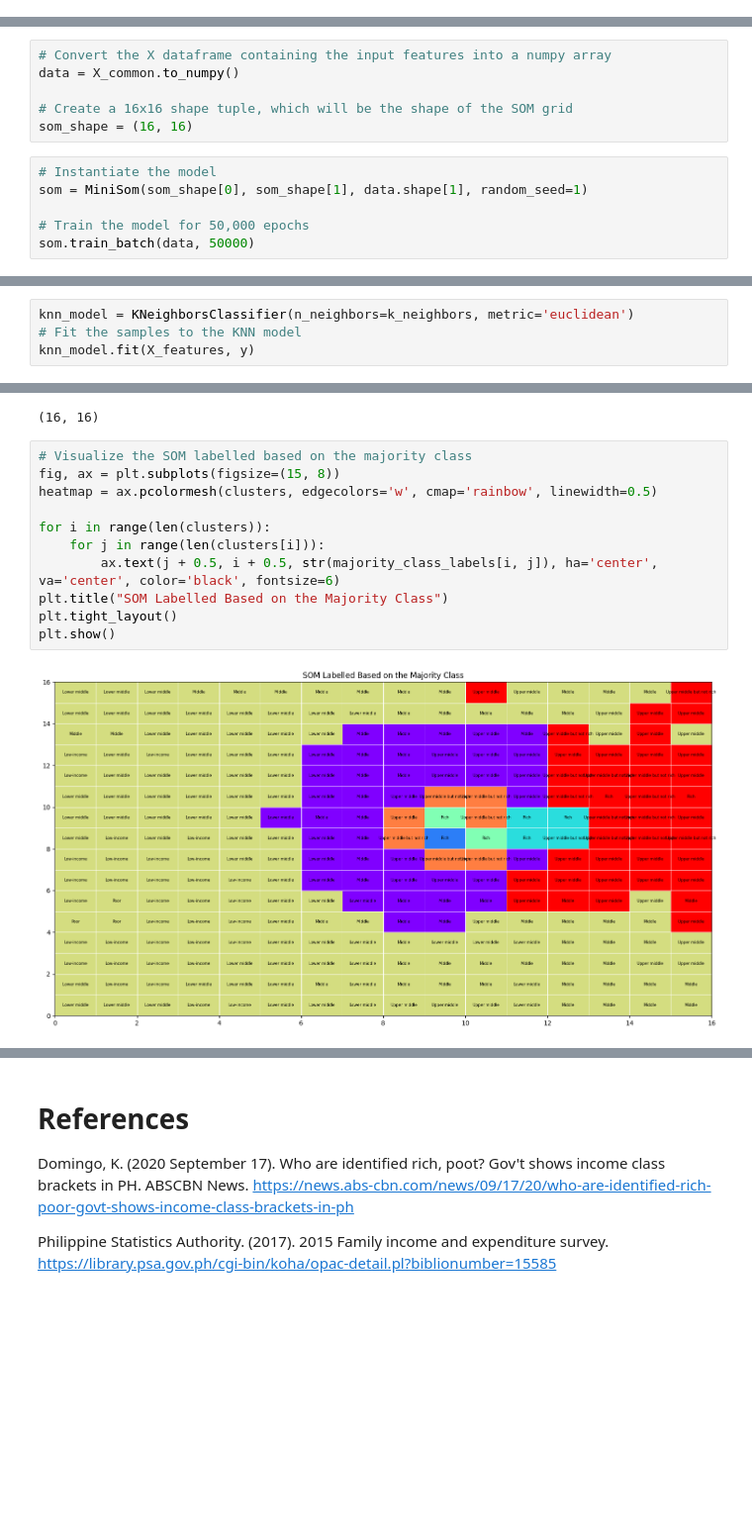
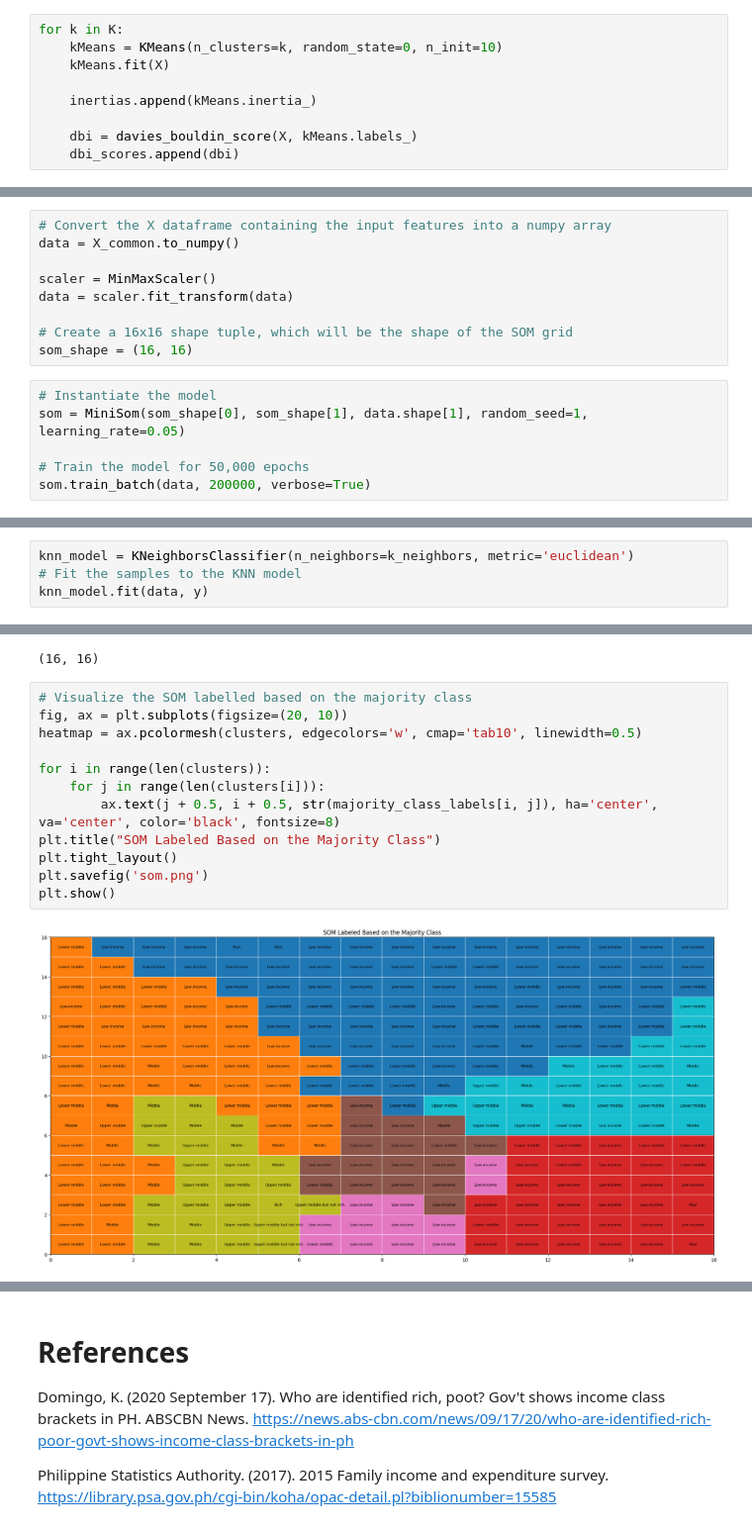
Before and after one commit to hannahrfong/CSC713M, a Jupyter notebook: Investigatory_Project.ipynb, the cells around one changed output, grey strips where cells are left out. Shown at 99% size. Cells and saved outputs as stored; diff of their text form; blank space fills up the shorter version.

```diff
--- a/Investigatory_Project.ipynb
+++ b/Investigatory_Project.ipynb
@@ -2288,0 +2496,9 @@ weighted avg       0.44      0.43      0.43     41544
+# %%
+for k in K:
+    kMeans = KMeans(n_clusters=k, random_state=0, n_init=10)
+    kMeans.fit(X)
+
+    inertias.append(kMeans.inertia_)
+
+    dbi = davies_bouldin_score(X, kMeans.labels_)
+    dbi_scores.append(dbi)
@@ -2296,11 +2770,14 @@ from minisom import MiniSom
 # Convert the X dataframe containing the input features into a numpy array
 data = X_common.to_numpy()
 
+scaler = MinMaxScaler()
+data = scaler.fit_transform(data)
+
 # Create a 16x16 shape tuple, which will be the shape of the SOM grid
 som_shape = (16, 16)
 # %%
 # Instantiate the model
-som = MiniSom(som_shape[0], som_shape[1], data.shape[1], random_seed=1)
+som = MiniSom(som_shape[0], som_shape[1], data.shape[1], random_seed=1, learning_rate=0.05)
 
 # Train the model for 50,000 epochs
-som.train_batch(data, 50000)
+som.train_batch(data, 200000, verbose=True)
@@ -2378,7 +2855,7 @@ k_neighbors = 15
 # %%
 knn_model = KNeighborsClassifier(n_neighbors=k_neighbors, metric='euclidean')
 # Fit the samples to the KNN model
-knn_model.fit(X_features, y)
+knn_model.fit(data, y)
 # %% [output]
 KNeighborsClassifier(metric='euclidean', n_neighbors=15)
 # %%
@@ -2420,14 +2897,15 @@ majority_class_labels.shape
 (16, 16)
 # %%
 # Visualize the SOM labelled based on the majority class
-fig, ax = plt.subplots(figsize=(15, 8))
-heatmap = ax.pcolormesh(clusters, edgecolors='w', cmap='rainbow', linewidth=0.5)
+fig, ax = plt.subplots(figsize=(20, 10))
+heatmap = ax.pcolormesh(clusters, edgecolors='w', cmap='tab10', linewidth=0.5)
 
 for i in range(len(clusters)):
     for j in range(len(clusters[i])):
-        ax.text(j + 0.5, i + 0.5, str(majority_class_labels[i, j]), ha='center', va='center', color='black', fontsize=6)
-plt.title("SOM Labelled Based on the Majority Class")
+        ax.text(j + 0.5, i + 0.5, str(majority_class_labels[i, j]), ha='center', va='center', color='black', fontsize=8)
+plt.title("SOM Labeled Based on the Majority Class")
 plt.tight_layout()
+plt.savefig('som.png')
 plt.show()
 # %% [output]
-[figure, old version]
+[figure, new version]
```
Also changed, not shown: parts of 121 cells of this notebook, 2 other files.
